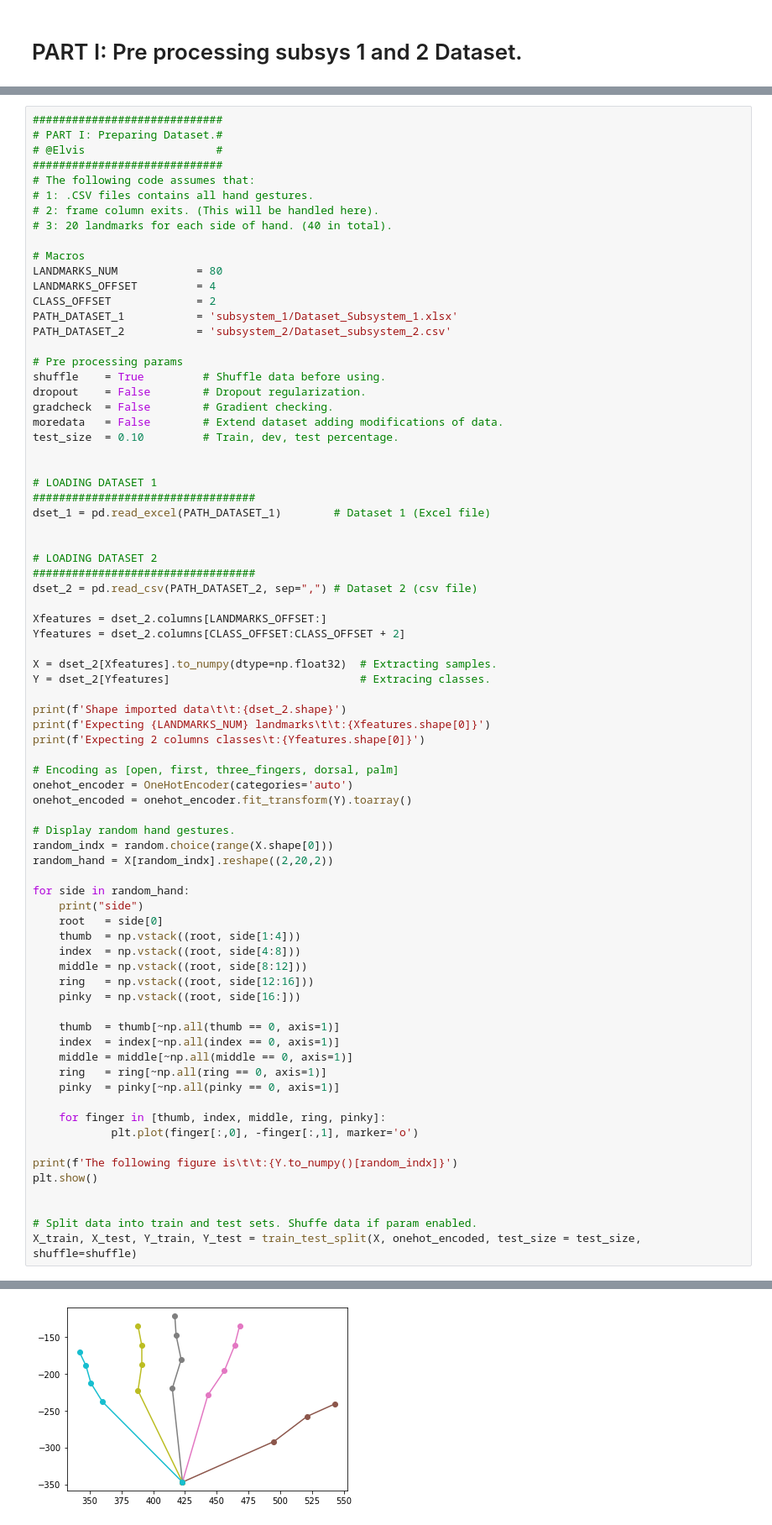
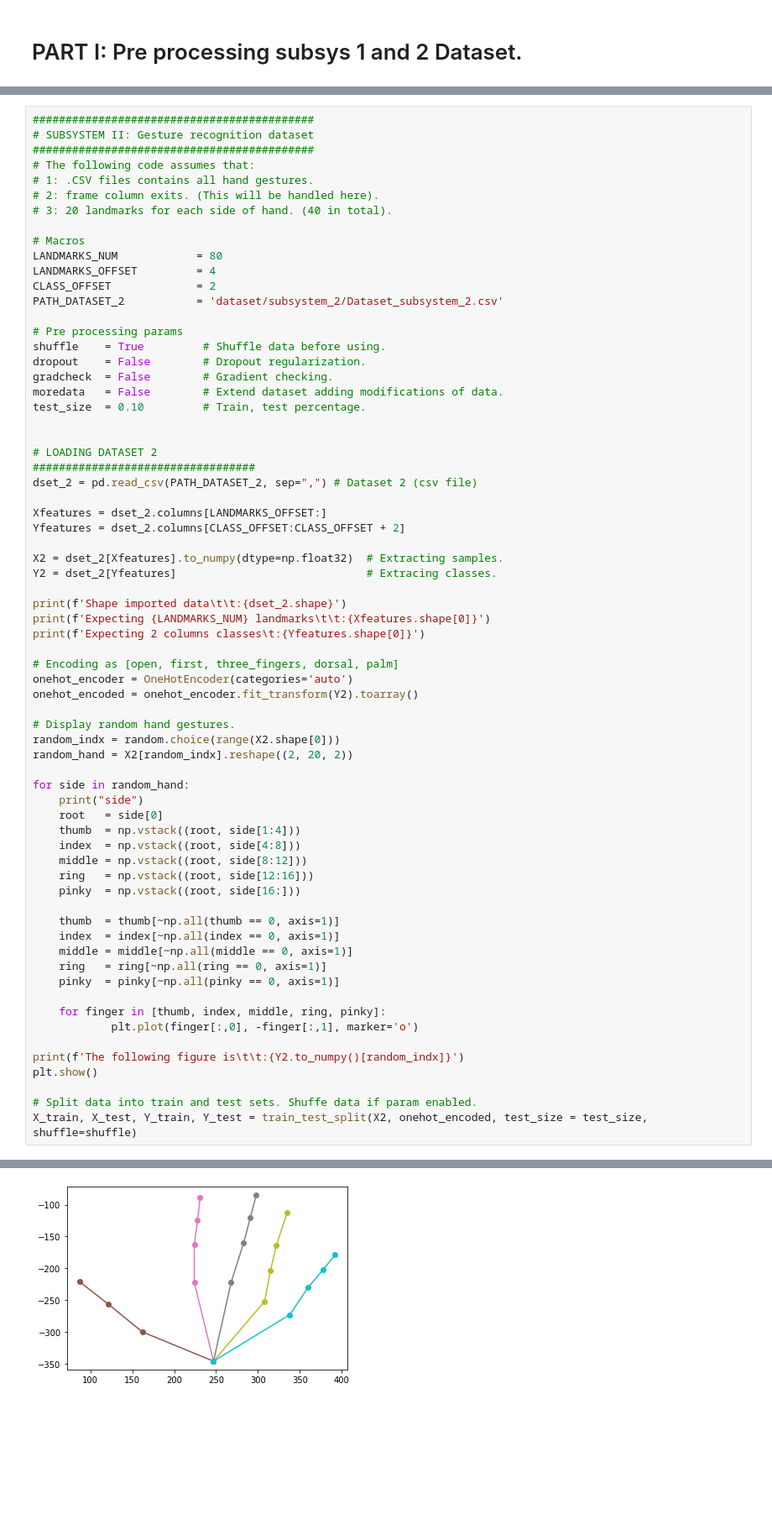
Before and after one commit to dikioth/hand-gesture-interaction, a Jupyter notebook: Elvis.ipynb, the cells around one changed output, grey strips where cells are left out. Shown at 84% size. Saved outputs shown, nothing was run; the diff lists cells and outputs as text; blank space fills up the shorter version.

Commit message:
Added script to load dataset for respective subsystem

```diff
--- a/Elvis.ipynb
+++ b/Elvis.ipynb
@@ -19,8 +96,7 @@ from tqdm.notebook import tqdm
 # %%
-#############################
-# PART I: Preparing Dataset.#
-# @Elvis                    #
-#############################
+###########################################
+# SUBSYSTEM II: Gesture recognition dataset
+###########################################
 # The following code assumes that:
 # 1: .CSV files contains all hand gestures.
 # 2: frame column exits. (This will be handled here).
@@ -30,20 +106,14 @@ from tqdm.notebook import tqdm
 LANDMARKS_NUM            = 80
 LANDMARKS_OFFSET         = 4
 CLASS_OFFSET             = 2
-PATH_DATASET_1           = 'subsystem_1/Dataset_Subsystem_1.xlsx'
-PATH_DATASET_2           = 'subsystem_2/Dataset_subsystem_2.csv'
+PATH_DATASET_2           = 'dataset/subsystem_2/Dataset_subsystem_2.csv'
 
 # Pre processing params
 shuffle    = True         # Shuffle data before using.
 dropout    = False        # Dropout regularization.
 gradcheck  = False        # Gradient checking.
 moredata   = False        # Extend dataset adding modifications of data.
-test_size  = 0.10         # Train, dev, test percentage.
-
-
-# LOADING DATASET 1
-##################################
-dset_1 = pd.read_excel(PATH_DATASET_1)        # Dataset 1 (Excel file)
+test_size  = 0.10         # Train, test percentage.
 
 
 # LOADING DATASET 2
@@ -53,8 +123,8 @@ dset_2 = pd.read_csv(PATH_DATASET_2, sep=",") # Dataset 2 (csv file)
 Xfeatures = dset_2.columns[LANDMARKS_OFFSET:]
 Yfeatures = dset_2.columns[CLASS_OFFSET:CLASS_OFFSET + 2]
 
-X = dset_2[Xfeatures].to_numpy(dtype=np.float32)  # Extracting samples.
-Y = dset_2[Yfeatures]                             # Extracing classes.
+X2 = dset_2[Xfeatures].to_numpy(dtype=np.float32)  # Extracting samples.
+Y2 = dset_2[Yfeatures]                             # Extracing classes.
 
 print(f'Shape imported data\t\t:{dset_2.shape}')
 print(f'Expecting {LANDMARKS_NUM} landmarks\t\t:{Xfeatures.shape[0]}')
@@ -62,41 +132,40 @@ print(f'Expecting 2 columns classes\t:{Yfeatures.shape[0]}')
 
 # Encoding as [open, first, three_fingers, dorsal, palm]
 onehot_encoder = OneHotEncoder(categories='auto')
-onehot_encoded = onehot_encoder.fit_transform(Y).toarray()
+onehot_encoded = onehot_encoder.fit_transform(Y2).toarray()
 
 # Display random hand gestures.
-random_indx = random.choice(range(X.shape[0]))
-random_hand = X[random_indx].reshape((2,20,2))
+random_indx = random.choice(range(X2.shape[0]))
+random_hand = X2[random_indx].reshape((2, 20, 2))
 
 for side in random_hand:
     print("side")
     root   = side[0]
     thumb  = np.vstack((root, side[1:4]))
     index  = np.vstack((root, side[4:8]))
     middle = np.vstack((root, side[8:12]))
     ring   = np.vstack((root, side[12:16]))
     pinky  = np.vstack((root, side[16:]))
 
     thumb  = thumb[~np.all(thumb == 0, axis=1)]
     index  = index[~np.all(index == 0, axis=1)]
     middle = middle[~np.all(middle == 0, axis=1)]
     ring   = ring[~np.all(ring == 0, axis=1)]
     pinky  = pinky[~np.all(pinky == 0, axis=1)]
 
     for finger in [thumb, index, middle, ring, pinky]:
             plt.plot(finger[:,0], -finger[:,1], marker='o')
 
-print(f'The following figure is\t\t:{Y.to_numpy()[random_indx]}')
+print(f'The following figure is\t\t:{Y2.to_numpy()[random_indx]}')
 plt.show()
 
-
 # Split data into train and test sets. Shuffe data if param enabled.
-X_train, X_test, Y_train, Y_test = train_test_split(X, onehot_encoded, test_size = test_size, shuffle=shuffle)
+X_train, X_test, Y_train, Y_test = train_test_split(X2, onehot_encoded, test_size = test_size, shuffle=shuffle)
 # %% [output]
 Shape imported data             :(62219, 84)
 Expecting 80 landmarks          :80
 Expecting 2 columns classes     :2
 side
 side
 The following figure is         :['open' 'dorsal']
-[figure, old version]
+[figure, new version]
```
Also changed, not shown: parts of 4 cells of this notebook.
